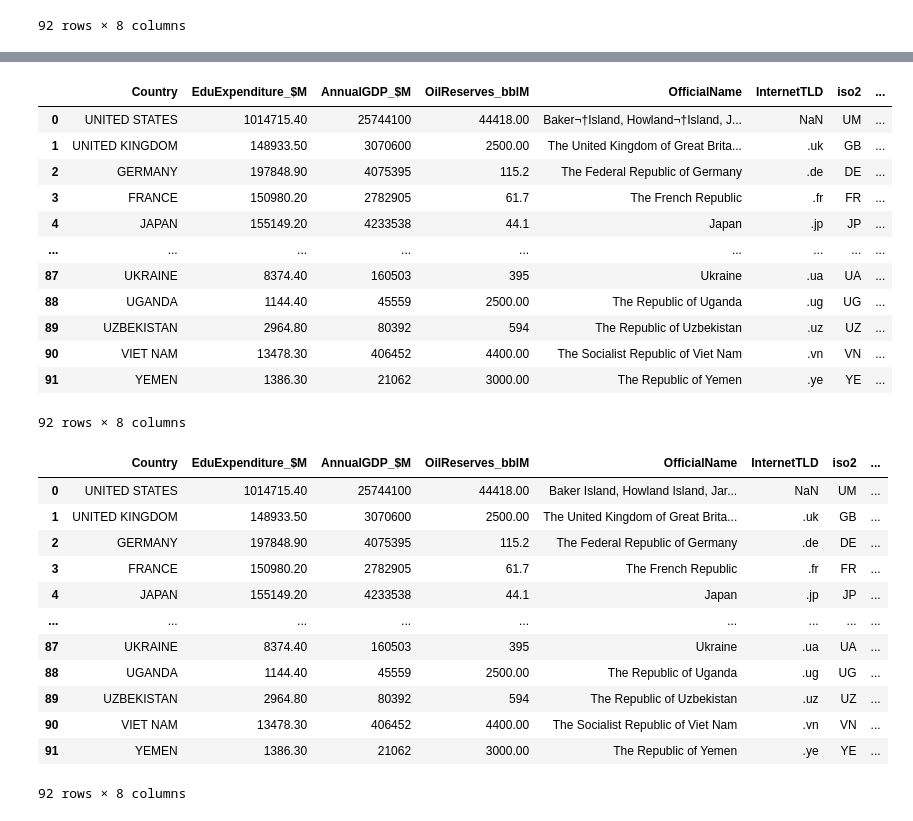
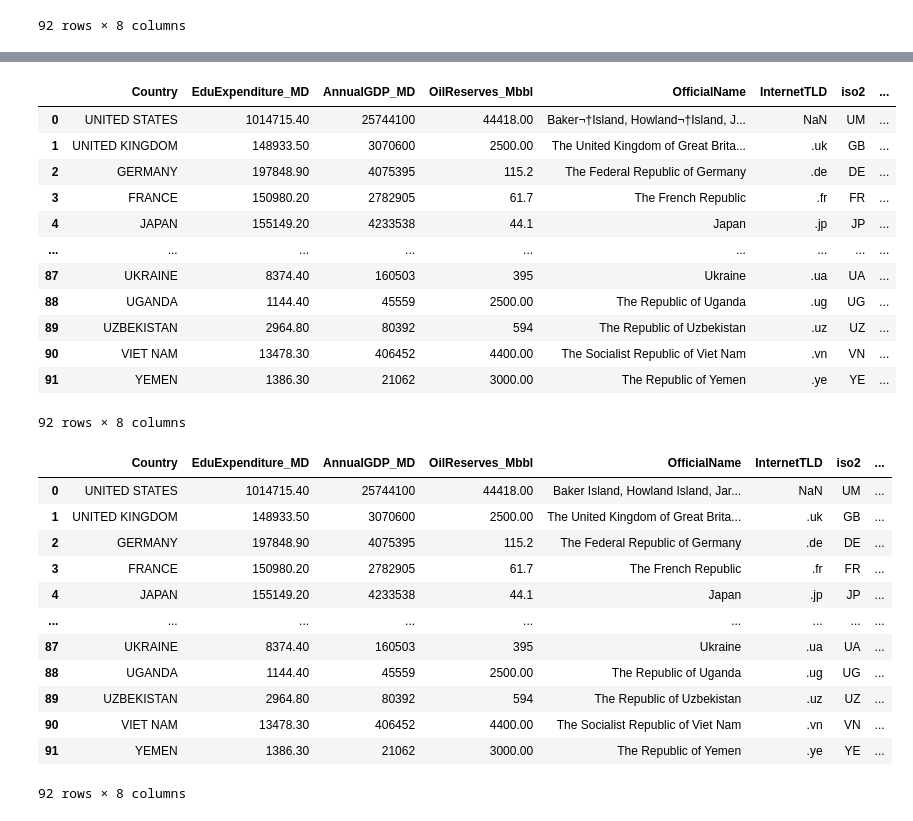
Before and after one commit to Clases-y-Evaluaciones-DelaCruz-Diana/Evaluation1-DelaCruz, a Jupyter notebook: index.ipynb, the cells around one changed output, grey strips where cells are left out. Drawn from its saved outputs; the diff is of its cells as text; code cells hidden in the pictures.

```diff
--- a/index.ipynb
+++ b/index.ipynb
@@ -335,7 +337,7 @@ merge2
 # Se procede a limpiar la data segun se requiera
 # %%
 # Se cambia el nombre de las cabeceras
-newmerge2={'Education Expenditure ($M)':'EduExpenditure_$M','Annual GDP':'AnnualGDP_$M','Crude Oil Reserves':'OilReserves_bblM','Officialstatename':'OfficialName','InternetccTLD':'InternetTLD'}
+newmerge2={'Education Expenditure ($M)':'EduExpenditure_MD','Annual GDP':'AnnualGDP_MD','Crude Oil Reserves':'OilReserves_Mbbl','Officialstatename':'OfficialName','InternetccTLD':'InternetTLD'}
 merge2.rename(columns=newmerge2,inplace=True)
 merge2
 # %% [output]
@@ -354,6 +356,6 @@ merge2
 92 rows × 8 columns
 # %%
 # Se eliminan las comas dentro de la tabla
-merge2['EduExpenditure_$M']=merge2['EduExpenditure_$M'].str.replace(',','')
+merge2['EduExpenditure_MD']=merge2['EduExpenditure_MD'].str.replace(',','')
 merge2
 # %% [output]
@@ -371,6 +373,6 @@ merge2
 | 91 | YEMEN | 1386.30 | 21,062 | 3,000.00 | The Republic of Yemen | .ye | YE | ... |
 92 rows × 8 columns
 # %%
-merge2['AnnualGDP_$M']=merge2['AnnualGDP_$M'].str.replace(',','')
+merge2['AnnualGDP_MD']=merge2['AnnualGDP_MD'].str.replace(',','')
 merge2
 # %% [output]
@@ -388,10 +390,10 @@ merge2
 | 91 | YEMEN | 1386.30 | 21062 | 3,000.00 | The Republic of Yemen | .ye | YE | ... |
 92 rows × 8 columns
 # %%
-merge2['OilReserves_bblM']=merge2['OilReserves_bblM'].str.replace(',','')
+merge2['OilReserves_Mbbl']=merge2['OilReserves_Mbbl'].str.replace(',','')
 merge2
 # %% [output]
-|  | Country | EduExpenditure_$M | AnnualGDP_$M | OilReserves_bblM | OfficialName | InternetTLD | iso2 | ... |
+|  | Country | EduExpenditure_MD | AnnualGDP_MD | OilReserves_Mbbl | OfficialName | InternetTLD | iso2 | ... |
 | 0 | UNITED STATES | 1014715.40 | 25744100 | 44418.00 | Baker¬†Island, Howland¬†Island, J... | NaN | UM | ... |
 | 1 | UNITED KINGDOM | 148933.50 | 3070600 | 2500.00 | The United Kingdom of Great Brita... | .uk | GB | ... |
 | 2 | GERMANY | 197848.90 | 4075395 | 115.2 | The Federal Republic of Germany | .de | DE | ... |
@@ -408,7 +410,7 @@ merge2
 merge2['OfficialName']=merge2['OfficialName'].str.replace('¬†',' ')
 merge2
 # %% [output]
-|  | Country | EduExpenditure_$M | AnnualGDP_$M | OilReserves_bblM | OfficialName | InternetTLD | iso2 | ... |
+|  | Country | EduExpenditure_MD | AnnualGDP_MD | OilReserves_Mbbl | OfficialName | InternetTLD | iso2 | ... |
 | 0 | UNITED STATES | 1014715.40 | 25744100 | 44418.00 | Baker Island, Howland Island, Jar... | NaN | UM | ... |
 | 1 | UNITED KINGDOM | 148933.50 | 3070600 | 2500.00 | The United Kingdom of Great Brita... | .uk | GB | ... |
 | 2 | GERMANY | 197848.90 | 4075395 | 115.2 | The Federal Republic of Germany | .de | DE | ... |
```
Also changed, not shown: parts of 13 cells of this notebook, 1 other file.
